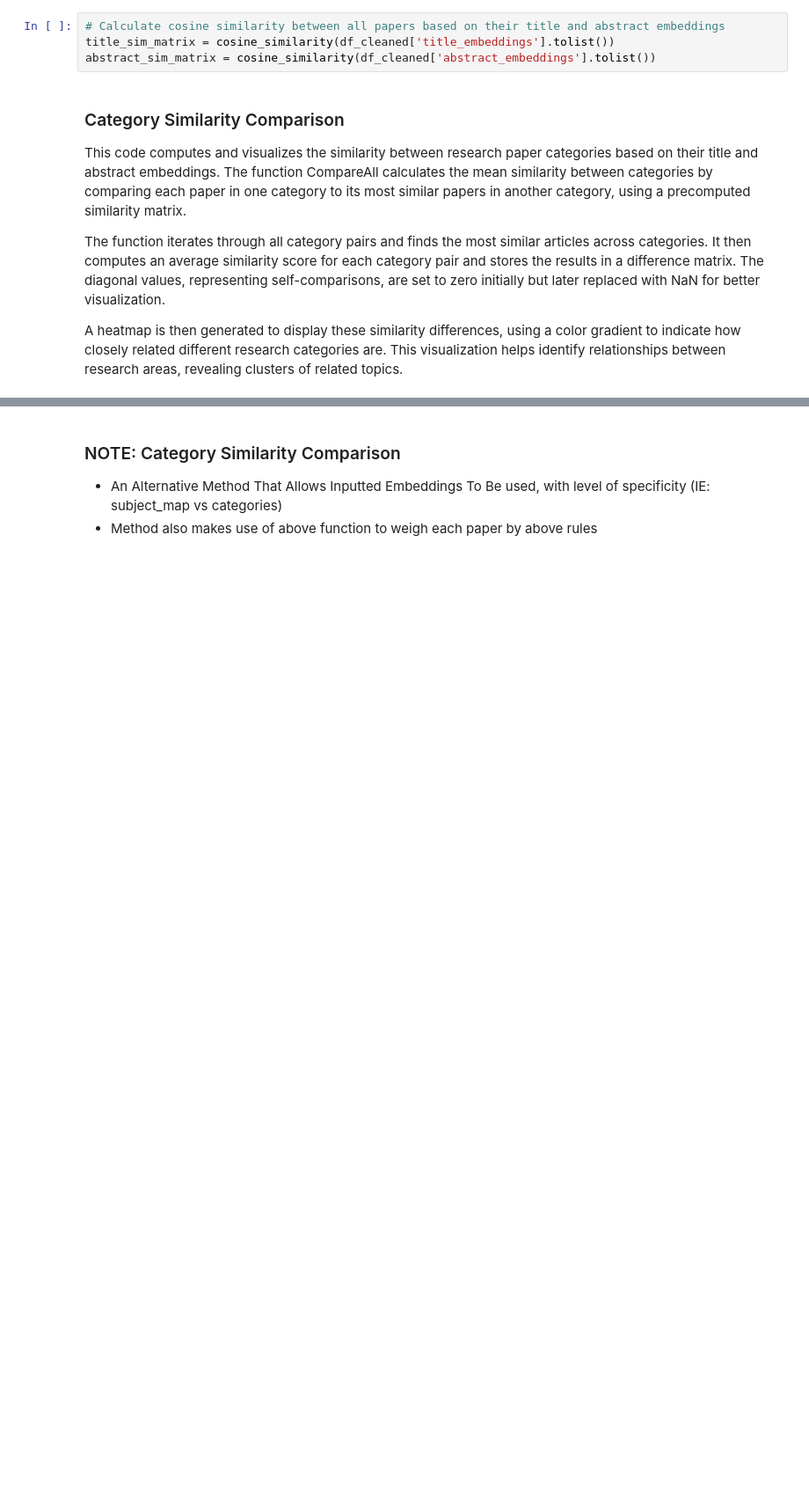
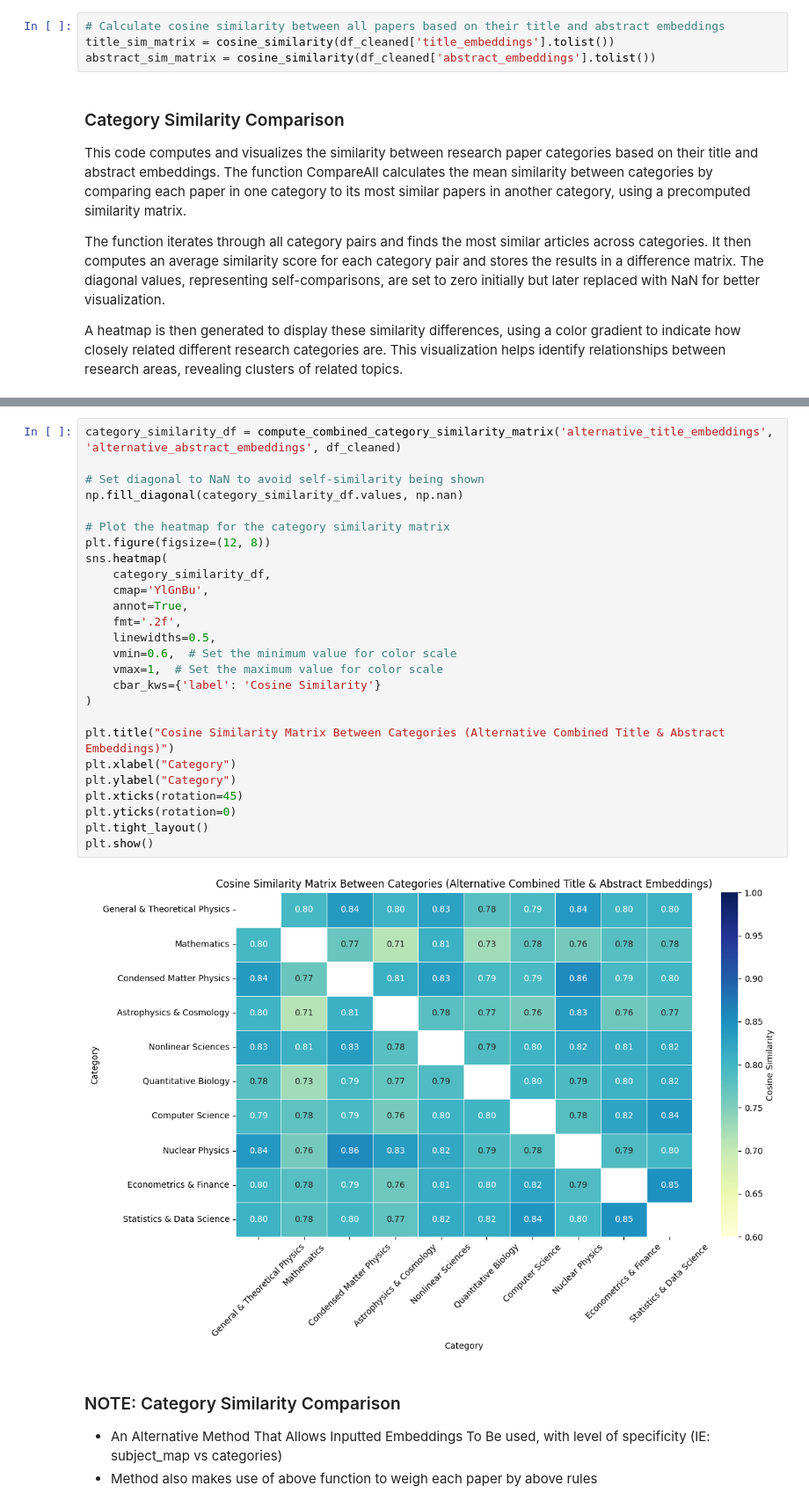
Before and after one commit to lduncan1712/CP421, a Jupyter notebook: CP421 - Project Code.ipynb, the cells around one changed output, grey strips where cells are left out. Shown at 88% size. Drawn from its saved outputs; the diff is of its cells as text; blank space fills up the shorter version.

Commit message:
Version With Graphs On New Parts

```diff
--- a/CP421 - Project Code.ipynb
+++ b/CP421 - Project Code.ipynb
@@ -786,3 +832,31 @@ plt.show()
+# %%
+category_similarity_df = compute_combined_category_similarity_matrix('alternative_title_embeddings', 'alternative_abstract_embeddings', df_cleaned)
+
+# Set diagonal to NaN to avoid self-similarity being shown
+np.fill_diagonal(category_similarity_df.values, np.nan)
+
+# Plot the heatmap for the category similarity matrix
+plt.figure(figsize=(12, 8))
+sns.heatmap(
+    category_similarity_df,
+    cmap='YlGnBu',
+    annot=True,
+    fmt='.2f',
+    linewidths=0.5,
+    vmin=0.6,  # Set the minimum value for color scale
+    vmax=1,  # Set the maximum value for color scale
+    cbar_kws={'label': 'Cosine Similarity'}
+)
+
+plt.title("Cosine Similarity Matrix Between Categories (Alternative Combined Title & Abstract Embeddings)")
+plt.xlabel("Category")
+plt.ylabel("Category")
+plt.xticks(rotation=45)
+plt.yticks(rotation=0)
+plt.tight_layout()
+plt.show()
+# %% [output]
+[figure, added]
 # %% [markdown]
 ### NOTE: Category Similarity Comparison
 
```
Also changed, not shown: parts of 14 cells of this notebook.
